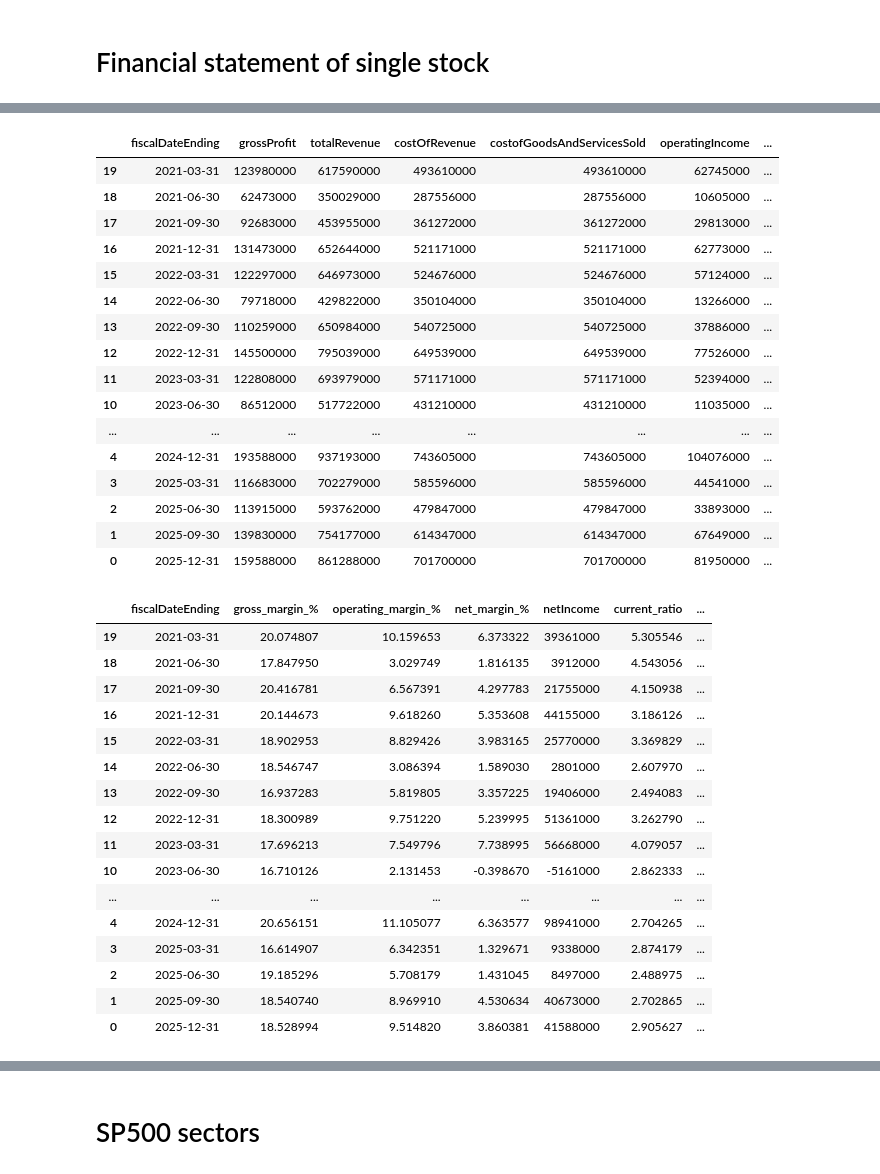
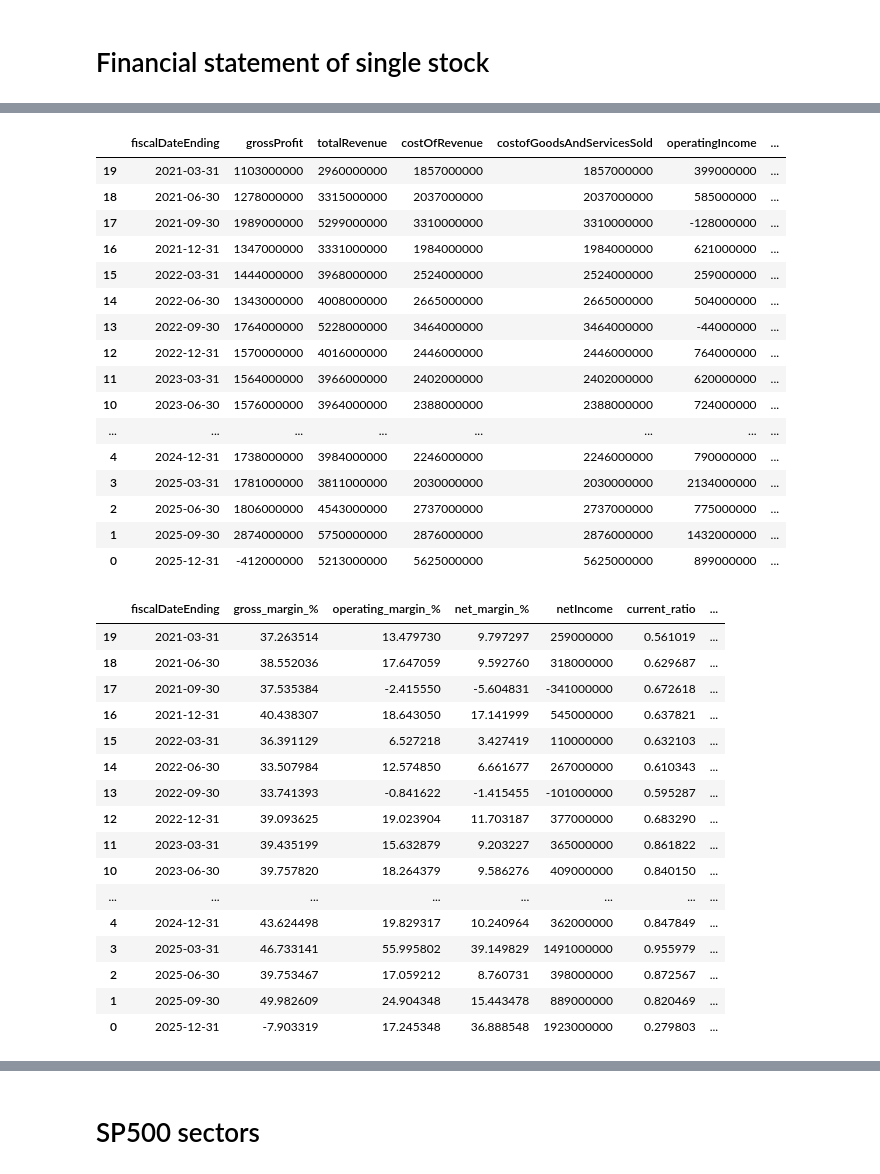
Before and after one commit to tangj310/Inv_equity, a Jupyter notebook: 03_PE_TTM_valuation/PE_TTM_valuation.ipynb, the cells around one changed output, grey strips where cells are left out. Saved outputs shown, nothing was run; the diff lists cells and outputs as text; code cells hidden in the pictures.

```diff
--- a/03_PE_TTM_valuation/PE_TTM_valuation.ipynb
+++ b/03_PE_TTM_valuation/PE_TTM_valuation.ipynb
@@ -57,18 +57,17 @@ ticker_symbols = [
 
     'CL'
     ,'ACN'
-    ,'IT'
     # ,'GOOG'
     # ,'TSM'
     # ,'META'
     # ,'LPG'
     # ,'NVDA'
-    # ,'SKWD'
-    # ,'MSFT'
-    # ,'NFLX'
+    ,'SKWD'
+    ,'MSFT'
+    ,'NFLX'
     # ,'V'
     # ,'PG'
-    # ,'INTU'
+    ,'INTU'
     # ,'ISRG'
     ]
 
@@ -873,7 +875,7 @@ alpha_vantage_api_key = API_KEY
 
 
 ticker_symbols = [
-    'ACN'
+    'EIX'
 ]
 # %%
 # Daily quote section
@@ -1095,7 +1097,7 @@ fig.show()
 stock_financial_dict = {} # the dict will store ticker as key, the string value of 'annual_df' and 'qtr_df' as nested key, actual json as value
 
 ticker_symbols = [
-    'UVV'
+    'EIX'
     ]
 # ticker_symbols = electric_utility_symbols
 PE_yr_range = 15 # test for 'X' years PE
@@ -1459,42 +1461,42 @@ qtr_balancesheet_df.tail(10)
 qtr_income_df.tail(20)
 # %% [output]
 |  | fiscalDateEnding | grossProfit | totalRevenue | costOfRevenue | costofGoodsAndServicesSold | operatingIncome | ... |
-| 19 | 2021-03-31 | 123980000 | 617590000 | 493610000 | 493610000 | 62745000 | ... |
-| 18 | 2021-06-30 | 62473000 | 350029000 | 287556000 | 287556000 | 10605000 | ... |
-| 17 | 2021-09-30 | 92683000 | 453955000 | 361272000 | 361272000 | 29813000 | ... |
-| 16 | 2021-12-31 | 131473000 | 652644000 | 521171000 | 521171000 | 62773000 | ... |
-| 15 | 2022-03-31 | 122297000 | 646973000 | 524676000 | 524676000 | 57124000 | ... |
-| 14 | 2022-06-30 | 79718000 | 429822000 | 350104000 | 350104000 | 13266000 | ... |
-| 13 | 2022-09-30 | 110259000 | 650984000 | 540725000 | 540725000 | 37886000 | ... |
-| 12 | 2022-12-31 | 145500000 | 795039000 | 649539000 | 649539000 | 77526000 | ... |
-| 11 | 2023-03-31 | 122808000 | 693979000 | 571171000 | 571171000 | 52394000 | ... |
-| 10 | 2023-06-30 | 86512000 | 517722000 | 431210000 | 431210000 | 11035000 | ... |
+| 19 | 2021-03-31 | 1103000000 | 2960000000 | 1857000000 | 1857000000 | 399000000 | ... |
+| 18 | 2021-06-30 | 1278000000 | 3315000000 | 2037000000 | 2037000000 | 585000000 | ... |
+| 17 | 2021-09-30 | 1989000000 | 5299000000 | 3310000000 | 3310000000 | -128000000 | ... |
+| 16 | 2021-12-31 | 1347000000 | 3331000000 | 1984000000 | 1984000000 | 621000000 | ... |
+| 15 | 2022-03-31 | 1444000000 | 3968000000 | 2524000000 | 2524000000 | 259000000 | ... |
+| 14 | 2022-06-30 | 1343000000 | 4008000000 | 2665000000 | 2665000000 | 504000000 | ... |
+| 13 | 2022-09-30 | 1764000000 | 5228000000 | 3464000000 | 3464000000 | -44000000 | ... |
+| 12 | 2022-12-31 | 1570000000 | 4016000000 | 2446000000 | 2446000000 | 764000000 | ... |
+| 11 | 2023-03-31 | 1564000000 | 3966000000 | 2402000000 | 2402000000 | 620000000 | ... |
+| 10 | 2023-06-30 | 1576000000 | 3964000000 | 2388000000 | 2388000000 | 724000000 | ... |
 | ... | ... | ... | ... | ... | ... | ... | ... |
-| 4 | 2024-12-31 | 193588000 | 937193000 | 743605000 | 743605000 | 104076000 | ... |
-| 3 | 2025-03-31 | 116683000 | 702279000 | 585596000 | 585596000 | 44541000 | ... |
-| 2 | 2025-06-30 | 113915000 | 593762000 | 479847000 | 479847000 | 33893000 | ... |
-| 1 | 2025-09-30 | 139830000 | 754177000 | 614347000 | 614347000 | 67649000 | ... |
-| 0 | 2025-12-31 | 159588000 | 861288000 | 701700000 | 701700000 | 81950000 | ... |
+| 4 | 2024-12-31 | 1738000000 | 3984000000 | 2246000000 | 2246000000 | 790000000 | ... |
+| 3 | 2025-03-31 | 1781000000 | 3811000000 | 2030000000 | 2030000000 | 2134000000 | ... |
+| 2 | 2025-06-30 | 1806000000 | 4543000000 | 2737000000 | 2737000000 | 775000000 | ... |
+| 1 | 2025-09-30 | 2874000000 | 5750000000 | 2876000000 | 2876000000 | 1432000000 | ... |
+| 0 | 2025-12-31 | -412000000 | 5213000000 | 5625000000 | 5625000000 | 899000000 | ... |
 # %%
-pd.DataFrame(stock_financial_dict['UVV']['qtr']).tail(20)
+pd.DataFrame(stock_financial_dict['EIX']['qtr']).tail(20)
 # %% [output]
 |  | fiscalDateEnding | gross_margin_% | operating_margin_% | net_margin_% | netIncome | current_ratio | ... |
-| 19 | 2021-03-31 | 20.074807 | 10.159653 | 6.373322 | 39361000 | 5.305546 | ... |
-| 18 | 2021-06-30 | 17.847950 | 3.029749 | 1.816135 | 3912000 | 4.543056 | ... |
-| 17 | 2021-09-30 | 20.416781 | 6.567391 | 4.297783 | 21755000 | 4.150938 | ... |
-| 16 | 2021-12-31 | 20.144673 | 9.618260 | 5.353608 | 44155000 | 3.186126 | ... |
-| 15 | 2022-03-31 | 18.902953 | 8.829426 | 3.983165 | 25770000 | 3.369829 | ... |
-| 14 | 2022-06-30 | 18.546747 | 3.086394 | 1.589030 | 2801000 | 2.607970 | ... |
-| 13 | 2022-09-30 | 16.937283 | 5.819805 | 3.357225 | 19406000 | 2.494083 | ... |
-| 12 | 2022-12-31 | 18.300989 | 9.751220 | 5.239995 | 51361000 | 3.262790 | ... |
-| 11 | 2023-03-31 | 17.696213 | 7.549796 | 7.738995 | 56668000 | 4.079057 | ... |
-| 10 | 2023-06-30 | 16.710126 | 2.131453 | -0.398670 | -5161000 | 2.862333 | ... |
+| 19 | 2021-03-31 | 37.263514 | 13.479730 | 9.797297 | 259000000 | 0.561019 | ... |
+| 18 | 2021-06-30 | 38.552036 | 17.647059 | 9.592760 | 318000000 | 0.629687 | ... |
+| 17 | 2021-09-30 | 37.535384 | -2.415550 | -5.604831 | -341000000 | 0.672618 | ... |
+| 16 | 2021-12-31 | 40.438307 | 18.643050 | 17.141999 | 545000000 | 0.637821 | ... |
+| 15 | 2022-03-31 | 36.391129 | 6.527218 | 3.427419 | 110000000 | 0.632103 | ... |
+| 14 | 2022-06-30 | 33.507984 | 12.574850 | 6.661677 | 267000000 | 0.610343 | ... |
+| 13 | 2022-09-30 | 33.741393 | -0.841622 | -1.415455 | -101000000 | 0.595287 | ... |
+| 12 | 2022-12-31 | 39.093625 | 19.023904 | 11.703187 | 377000000 | 0.683290 | ... |
+| 11 | 2023-03-31 | 39.435199 | 15.632879 | 9.203227 | 365000000 | 0.861822 | ... |
+| 10 | 2023-06-30 | 39.757820 | 18.264379 | 9.586276 | 409000000 | 0.840150 | ... |
 | ... | ... | ... | ... | ... | ... | ... | ... |
-| 4 | 2024-12-31 | 20.656151 | 11.105077 | 6.363577 | 98941000 | 2.704265 | ... |
-| 3 | 2025-03-31 | 16.614907 | 6.342351 | 1.329671 | 9338000 | 2.874179 | ... |
-| 2 | 2025-06-30 | 19.185296 | 5.708179 | 1.431045 | 8497000 | 2.488975 | ... |
-| 1 | 2025-09-30 | 18.540740 | 8.969910 | 4.530634 | 40673000 | 2.702865 | ... |
-| 0 | 2025-12-31 | 18.528994 | 9.514820 | 3.860381 | 41588000 | 2.905627 | ... |
+| 4 | 2024-12-31 | 43.624498 | 19.829317 | 10.240964 | 362000000 | 0.847849 | ... |
+| 3 | 2025-03-31 | 46.733141 | 55.995802 | 39.149829 | 1491000000 | 0.955979 | ... |
+| 2 | 2025-06-30 | 39.753467 | 17.059212 | 8.760731 | 398000000 | 0.872567 | ... |
+| 1 | 2025-09-30 | 49.982609 | 24.904348 | 15.443478 | 889000000 | 0.820469 | ... |
+| 0 | 2025-12-31 | -7.903319 | 17.245348 | 36.888548 | 1923000000 | 0.279803 | ... |
 # %%
 # searching & merge process
 YoY_EPS_screener = pd.DataFrame()
```
Also changed, not shown: parts of 7 cells of this notebook.
